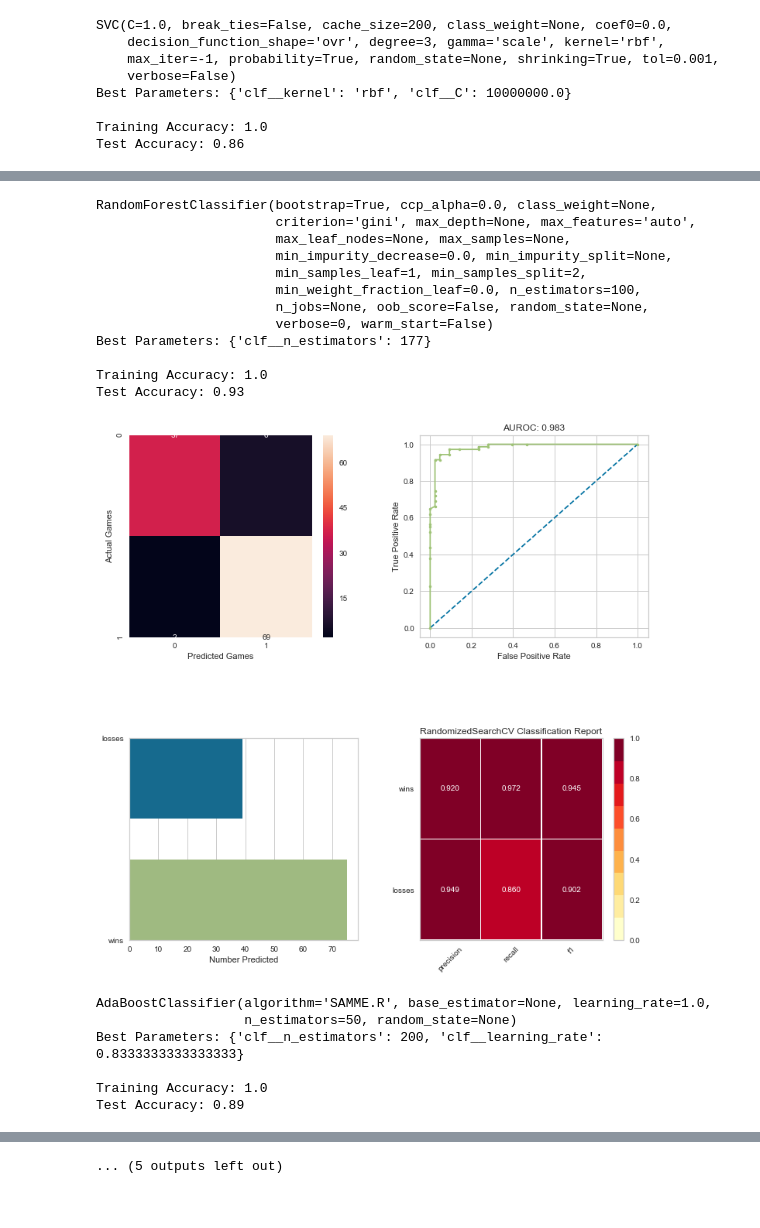
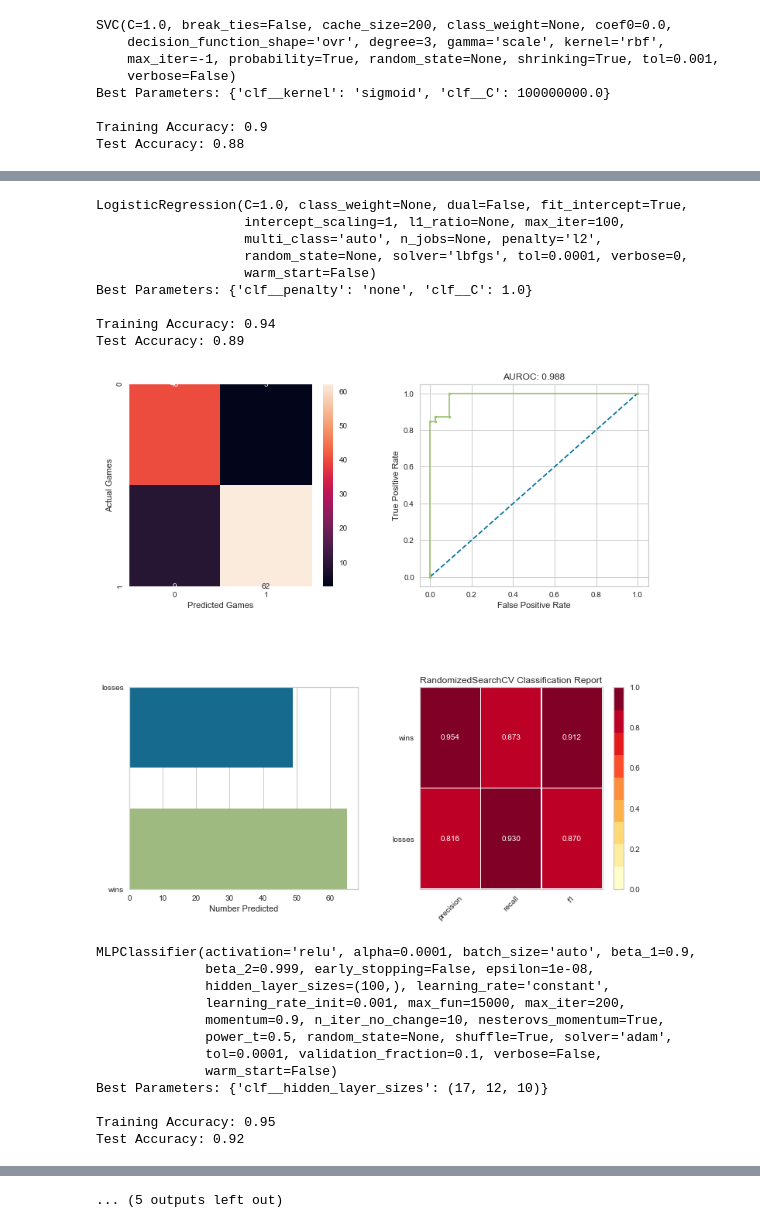
Before and after one commit to Ryan-Kinsella/Kaggle-NCAA-ML-Competition-2020, a Jupyter notebook: Ryan/Sample model building.ipynb, the cells around one changed output, grey strips where cells are left out. Saved outputs shown, nothing was run; the diff lists cells and outputs as text; code cells hidden in the pictures.

```diff
--- a/Ryan/Sample model building.ipynb
+++ b/Ryan/Sample model building.ipynb
@@ -141,32 +141,40 @@ from sklearn.tree import DecisionTreeClassifier
 from sklearn.ensemble import RandomForestClassifier, AdaBoostClassifier, GradientBoostingClassifier
 from xgboost import XGBClassifier
 from sklearn.neural_network import MLPClassifier
+from sklearn.naive_bayes import GaussianNB
 import time
 
 timer_start = time.time()
+
 classifiers = [
     SVC(probability=True),
-    DecisionTreeClassifier(),
     RandomForestClassifier(),
+    LogisticRegression(),
+    MLPClassifier(),
+    GaussianNB(),
     AdaBoostClassifier(),
     GradientBoostingClassifier(),
-    XGBClassifier(),
-    LogisticRegression(),
-    MLPClassifier()
+    XGBClassifier()
     ]
 
-hidden_layers=np.random.randint(low=5, high=20, size=(10, 3)) # from 5-20 nodes per 3 layers, 10 iterations
-hidden_layers=tuple(map(tuple, np.random.randint(low=5, high=20, size=(10, 3)))) # For MLPClassifier
 params=[
     { # SVC
         'clf__kernel': ['rbf', 'linear', 'sigmoid'],
         'clf__C': np.logspace(start=-10, stop=10, num=21) # default 1.0
     },
-    { # DecisionTreeClassifier
-        'clf__max_features': ['sqrt', 'log2']
+    { # RandomForestClassifier
+        'clf__n_estimators': np.array(np.linspace(100,200,10, endpoint=True) , dtype=np.int32), # default 100
+        'clf__max_features': ['sqrt', 'log2'] # The lower the greater the reduction of variance, but also the greater the increase in bias.
     },
-    { # RandomForestClassifier
-        'clf__n_estimators': np.array(np.linspace(100,200,10, endpoint=True) , dtype=np.int32) # default 100
+    { # LogisticRegression
+    'clf__C': np.logspace(start=-10, stop=10, num=21),
+    'clf__penalty': ['none', 'l2']
+    },
+    { # Neural network multi-layered perceptron, MLPClassifier
+      'clf__hidden_layer_sizes': tuple(map(tuple, np.random.randint(low=5, high=20, size=(10, 3)))) # from 5-20 nodes per 3 layers, 10 iterations
+    },
+    { # GaussianNB
+        'clf__var_smoothing': [1e-8, 1e-9, 1e-10]
     },
     { # AdaBoostClassifier
         'clf__n_estimators': np.array(np.linspace(100,200,10, endpoint=True) , dtype=np.int32), # default 100
@@ -180,13 +188,6 @@ params=[
 #     'clf__learning_rate': np.logspace(start=0.01, stop=0.2, num=10, endpoint = True), # see last example in np.logspace documentation
     'clf__max_depth': [2,3,4,5],
     'clf__booster': ['gbtree', 'gblinear', 'dart']
-    },
-    { # LogisticRegression
-    'clf__C': np.logspace(start=-10, stop=10, num=21),
-    'clf__penalty': ['none', 'l2']
-    },
-    { # Neural network multi-layered perceptron, MLPClassifier
-      'clf__hidden_layer_sizes': tuple(map(tuple, np.random.randint(low=5, high=20, size=(10, 3))))
     }
 ]
 
@@ -208,7 +209,7 @@ SVC(C=1.0, break_ties=False, cache_size=200, class_weight=None, coef0=0.0,
     decision_function_shape='ovr', degree=3, gamma='scale', kernel='rbf',
     max_iter=-1, probability=True, random_state=None, shrinking=True, tol=0.001,
     verbose=False)
-Best Parameters: {'clf__kernel': 'rbf', 'clf__C': 10000000.0}
+Best Parameters: {'clf__kernel': 'sigmoid', 'clf__C': 100000000.0}
 
-Training Accuracy: 1.0
-Test Accuracy: 0.86
+Training Accuracy: 0.9
+Test Accuracy: 0.88
@@ -227,19 +230,22 @@ Test Accuracy: 0.86
-RandomForestClassifier(bootstrap=True, ccp_alpha=0.0, class_weight=None,
-                       criterion='gini', max_depth=None, max_features='auto',
-                       max_leaf_nodes=None, max_samples=None,
-                       min_impurity_decrease=0.0, min_impurity_split=None,
-                       min_samples_leaf=1, min_samples_split=2,
-                       min_weight_fraction_leaf=0.0, n_estimators=100,
-                       n_jobs=None, oob_score=False, random_state=None,
-                       verbose=0, warm_start=False)
-Best Parameters: {'clf__n_estimators': 177}
+LogisticRegression(C=1.0, class_weight=None, dual=False, fit_intercept=True,
+                   intercept_scaling=1, l1_ratio=None, max_iter=100,
+                   multi_class='auto', n_jobs=None, penalty='l2',
+                   random_state=None, solver='lbfgs', tol=0.0001, verbose=0,
+                   warm_start=False)
+Best Parameters: {'clf__penalty': 'none', 'clf__C': 1.0}
 
-Training Accuracy: 1.0
-Test Accuracy: 0.93
+Training Accuracy: 0.94
+Test Accuracy: 0.89
-[figure, old version]
+[figure, new version]
-AdaBoostClassifier(algorithm='SAMME.R', base_estimator=None, learning_rate=1.0,
-                   n_estimators=50, random_state=None)
-Best Parameters: {'clf__n_estimators': 200, 'clf__learning_rate': 0.8333333333333333}
+MLPClassifier(activation='relu', alpha=0.0001, batch_size='auto', beta_1=0.9,
+              beta_2=0.999, early_stopping=False, epsilon=1e-08,
+              hidden_layer_sizes=(100,), learning_rate='constant',
+              learning_rate_init=0.001, max_fun=15000, max_iter=200,
+              momentum=0.9, n_iter_no_change=10, nesterovs_momentum=True,
+              power_t=0.5, random_state=None, shuffle=True, solver='adam',
+              tol=0.0001, validation_fraction=0.1, verbose=False,
+              warm_start=False)
+Best Parameters: {'clf__hidden_layer_sizes': (17, 12, 10)}
 
-Training Accuracy: 1.0
-Test Accuracy: 0.89
+Training Accuracy: 0.95
+Test Accuracy: 0.92
```
Also changed, not shown: parts of 14 cells of this notebook, 1 other file.
